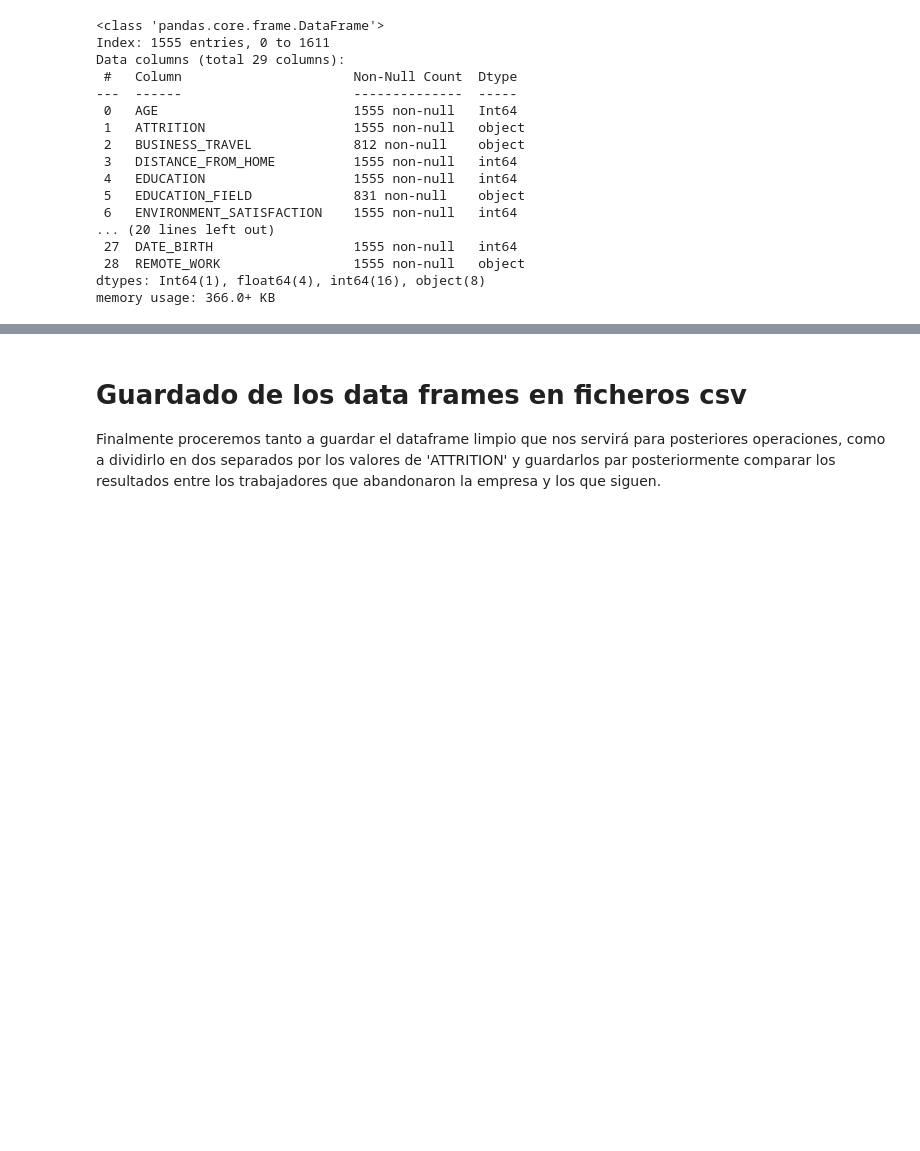
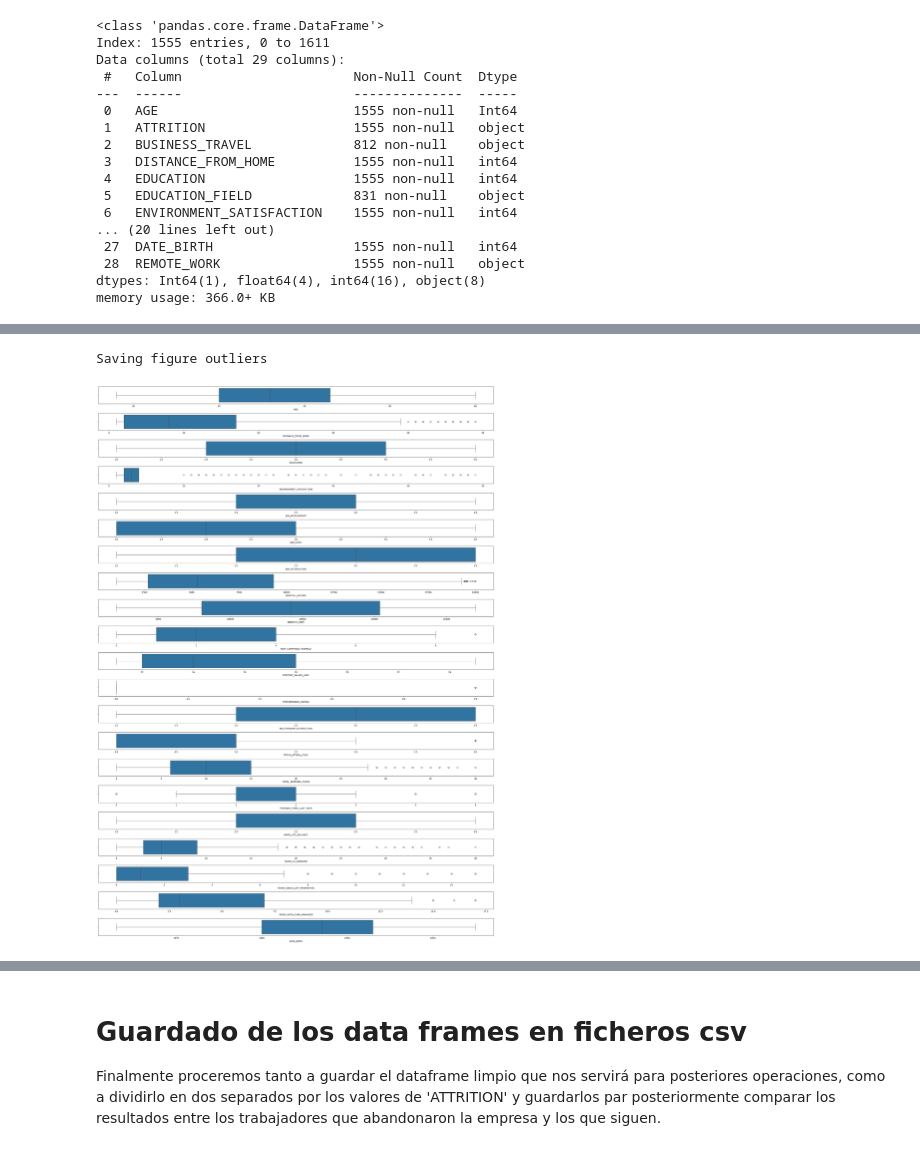
Before and after one commit to Origamologo/Empleados, a Jupyter notebook: 01_limpieza.ipynb, the cells around one changed output, grey strips where cells are left out. Drawn from its saved outputs; the diff is of its cells as text; code cells hidden in the pictures; blank space fills up the shorter version.

```diff
--- a/01_limpieza.ipynb
+++ b/01_limpieza.ipynb
@@ -549,0 +579,5 @@ memory usage: 366.0+ KB
+# %%
+boxplot(21, df_types, nombre_fichero="outliers")
+# %% [output]
+Saving figure outliers
+[figure, added]
```
Also changed, not shown: parts of 24 cells of this notebook, 14 other files.
